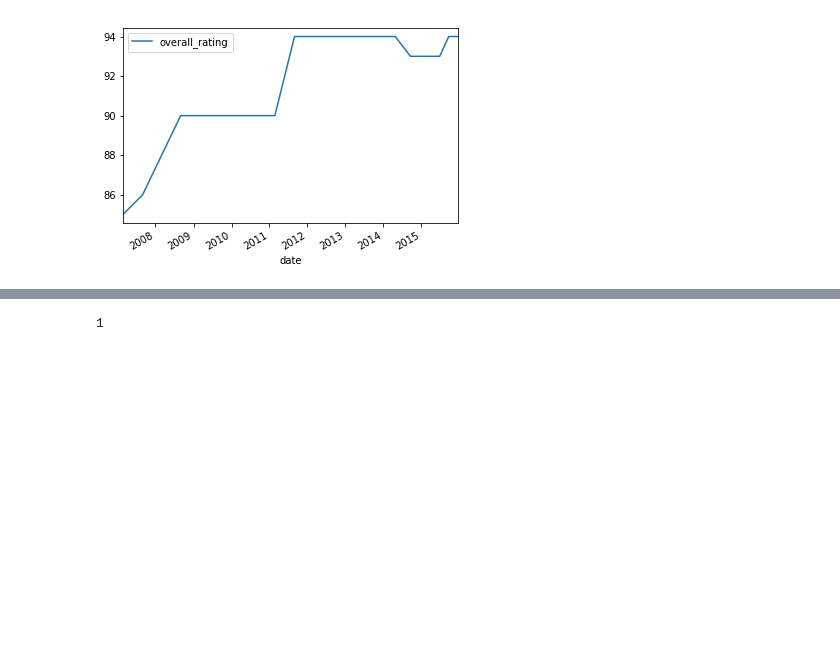
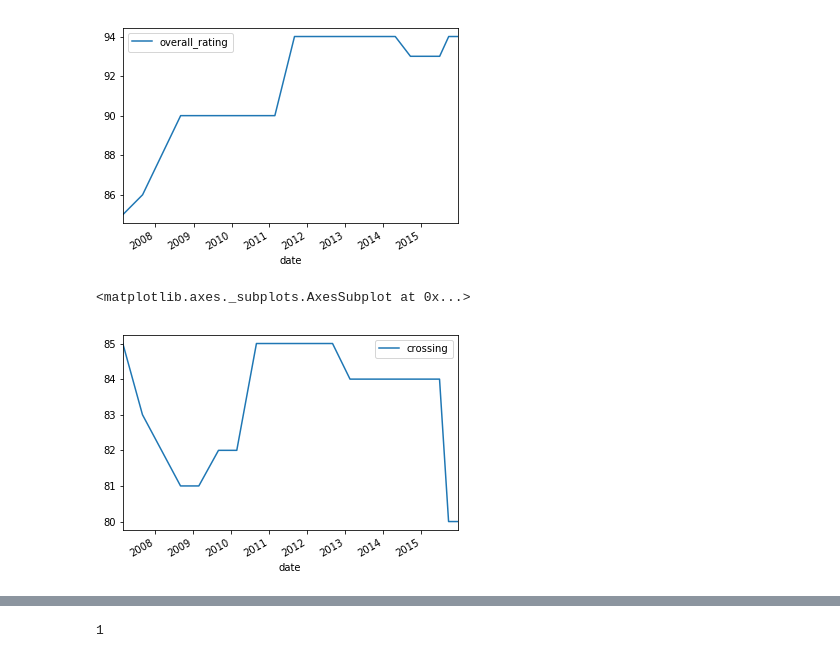
Before and after one commit to kylechenoO/investigate-football, a Jupyter notebook: Investigate-Football.ipynb, the cells around one changed output, grey strips where cells are left out. Saved outputs shown, nothing was run; the diff lists cells and outputs as text; code cells hidden in the pictures; blank space fills up the shorter version.

```diff
--- a/Investigate-Football.ipynb
+++ b/Investigate-Football.ipynb
@@ -554,3 +610,9 @@ df_plot.set_index('date').plot()
 # %% [output]
 <matplotlib.axes._subplots.AxesSubplot at 0x...>
 [figure]
+# %%
+df_plot = pd.DataFrame(df_messi_rating, columns = ['date', 'crossing'])
+df_plot.set_index('date').plot()
+# %% [output]
+<matplotlib.axes._subplots.AxesSubplot at 0x...>
+[figure, added]
```
Also changed, not shown: parts of 29 cells of this notebook, 1 other file.
